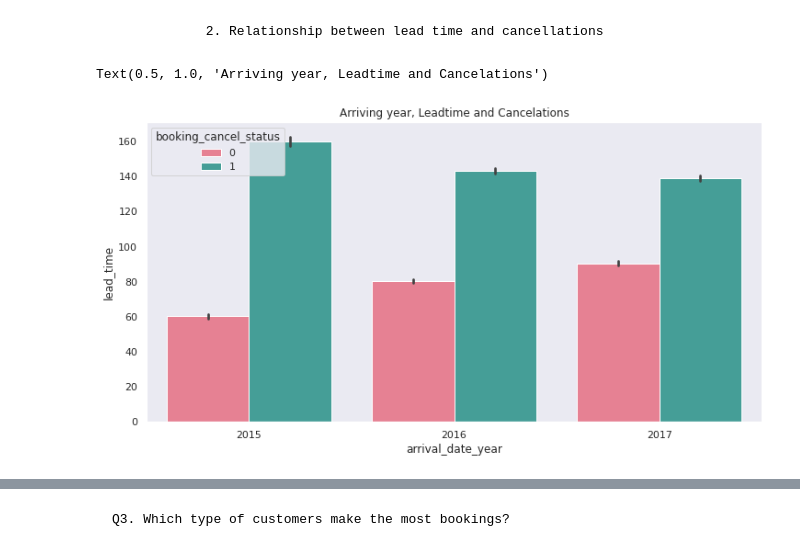
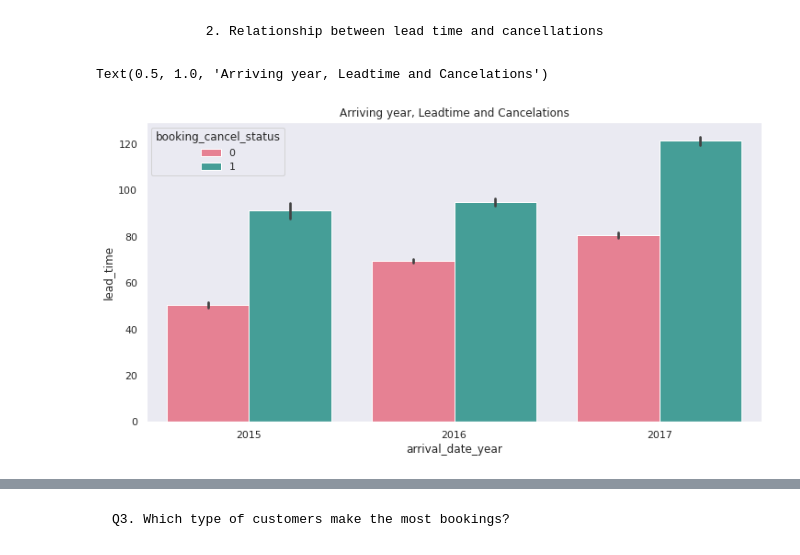
Before and after one commit to SomyaH99/Data_analysis_0f_Hotel_bookings, a Jupyter notebook: Hotel_Booking_Analysis_Capstone_Project.ipynb, the cells around one changed output, grey strips where cells are left out. Cells and saved outputs as stored; diff of their text form; code cells hidden in the pictures.

```diff
--- a/Hotel_Booking_Analysis_Capstone_Project.ipynb
+++ b/Hotel_Booking_Analysis_Capstone_Project.ipynb
@@ -565,11 +601,11 @@ plt.show()
                 2. Relationship between lead time and cancellations
 # %%
 plt.figure(figsize=(12,6))
-sns.barplot(x='arrival_date_year', y='lead_time',hue='booking_cancel_status', data= df, palette='husl')
+sns.barplot(x='arrival_date_year', y='lead_time',hue='booking_cancel_status', data= df1, palette='husl')
 plt.title('Arriving year, Leadtime and Cancelations')
 # %% [output]
 Text(0.5, 1.0, 'Arriving year, Leadtime and Cancelations')
-[figure, old version]
+[figure, new version]
 # %%
 #correlation
 plt.figure(figsize=(12,8))
```
Also changed, not shown: parts of 53 cells of this notebook.
